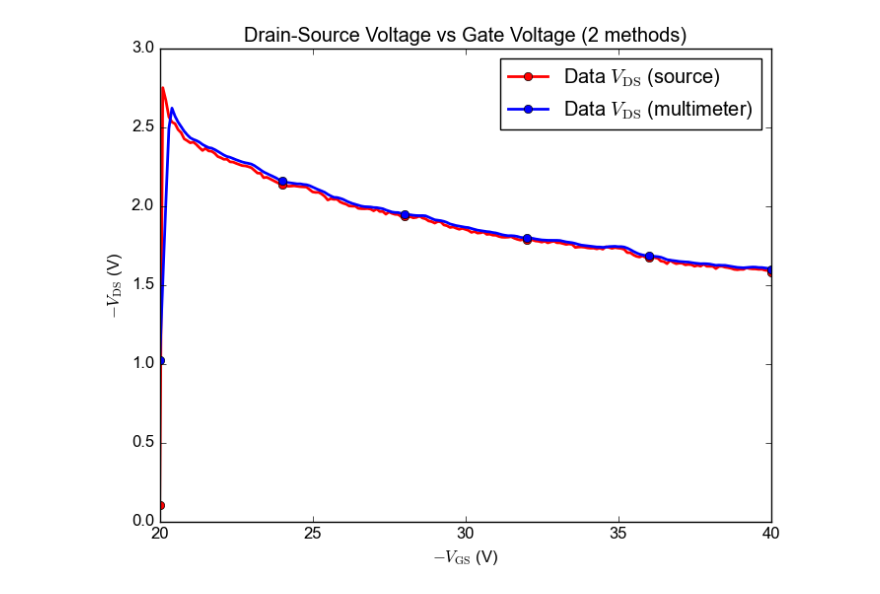
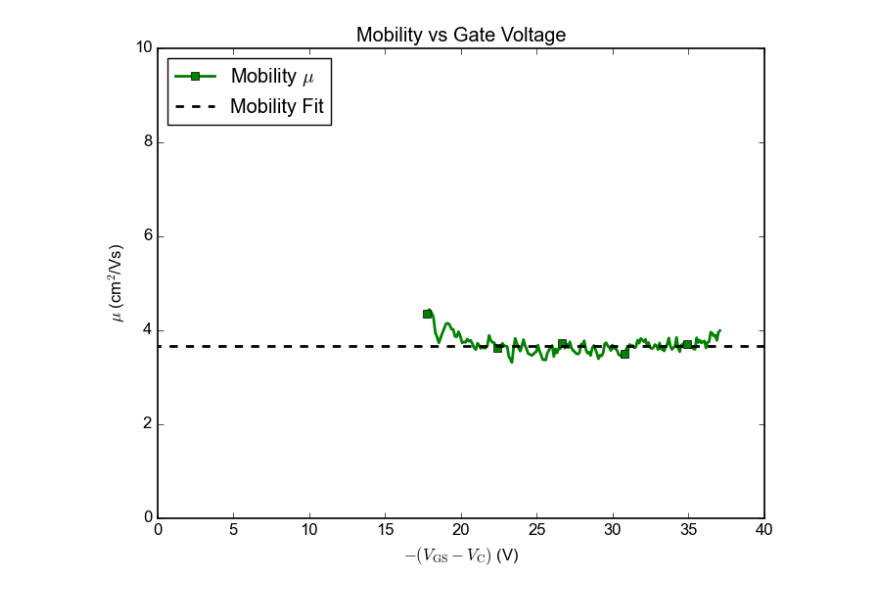
Before and after one commit to phamtrungkien8904/BachelorThesis, a Jupyter notebook: PS/mobility.ipynb, the cells around one changed output. Cells and saved outputs as stored; diff of their text form; code cells hidden in the pictures.

```diff
--- a/PS/mobility.ipynb
+++ b/PS/mobility.ipynb
@@ -7,7 +7,10 @@ from scipy.optimize import curve_fit
 plt.style.use('classic')
 plt.rcParams['figure.facecolor'] = 'white'
 plt.rcParams['axes.facecolor'] = 'white'
+plt.rcParams['axes.edgecolor'] = 'black'
+plt.rcParams['axes.linewidth'] = 1.2
 plt.rcParams['savefig.facecolor'] = 'white'
 plt.rcParams['font.family'] = 'sans-serif'
 plt.rcParams['font.sans-serif'] = ['Arial']
+plt.rcParams['mathtext.fontset'] = 'cm'
 plt.rcParams['figure.dpi'] = 100
@@ -14,18 +50,21 @@ plt.rcParams['figure.dpi'] = 100
 # %%
-data = np.loadtxt("./Data-Mobility/20262304002.dat")
+data = np.loadtxt("./Data-Mobility/data-50nA-analyse.dat")
+
 V_GS = data[:, 0]
 I_DS = data[:, 2]
-V_DS_source = data[:, 3]
-V_DS_multimeter = data[:, 5]
-V_21= data[:, 4]
-sigma = np.log(2)/np.pi * I_DS / V_21
-V_C = V_DS_multimeter/2
+V_DS = data[:, 3]
+V_C = 0.5*(data[:, 4] + data[:, 5])
+V_12 = data[:, 6]
+sigma = data[:, 7]
+plt.plot(-(V_GS - V_C), sigma*1e6, lw=2, label=r'Data $\sigma_\text{2D}$', color='red', marker='^', linestyle='-', markevery=40)
 
-plt.plot(V_GS - V_C, sigma, lw=2, label=r'Data $\sigma_\text{2D}$', color='red', marker='o', linestyle='-', markevery=40)
-plt.xlabel(r"$V_\text{GS} - V_C$ (V)")
-plt.ylabel(r"$\sigma_\text{2D}$ (S/sq)")
-plt.xlim(-40, -20)
-plt.ylim(0, 0.4e-7)
+
+
+
+plt.xlabel(r"$-(V_\text{GS} - V_\text{C})$ (V)")
+plt.ylabel(r"$\sigma_\text{2D}$ ($\mu$S/sq)")
+plt.xlim(0, 40)
+plt.ylim(0, 1.0)
 plt.legend(frameon=True, loc='upper left', numpoints=1)
 plt.title("Sheet conductance vs Gate Voltage")
 plt.show()
@@ -34,10 +123,15 @@ plt.show()
 # %%
-plt.plot(-V_GS, -V_DS_source, lw=2, label=r'Data $V_\text{DS}$ (source)', color='red', marker='o', linestyle='-', markevery=40)
-plt.plot(-V_GS, -V_DS_multimeter, lw=2, label=r'Data $V_\text{DS}$ (multimeter)', color='blue', marker='o', linestyle='-', markevery=40)
-plt.xlabel(r"$-V_\text{GS}$ (V)")
-plt.ylabel(r"$-V_\text{DS}$ (V)")
-plt.legend(frameon=True, loc='upper right', numpoints=1)
-plt.title("Drain-Source Voltage vs Gate Voltage (2 methods)")
+mu = -sigma / (Ci * (V_GS - V_T_fit - V_C)) * 1e4  # Convert to cm^2/Vs
+
+
+plt.plot(-(V_GS - V_C), mu, lw=2, label=r'Mobility $\mu$', color='green', marker='s', linestyle='-', markevery=40)
+plt.plot(-x, np.ones_like(x)*mu_fit, lw=2, label='Mobility Fit', color='black', linestyle='--')
+plt.xlabel(r"$-(V_\text{GS} - V_\text{C})$ (V)")
+plt.ylabel(r"$\mu$ (cm$^2$/Vs)")
+plt.xlim(0, 40)
+plt.ylim(0, 10)
+plt.legend(frameon=True, loc='upper left', numpoints=1)
+plt.title("Mobility vs Gate Voltage")
 plt.show()
 # %% [output]
-[figure, old version]
+[figure, new version]
```
Also changed, not shown: parts of 6 cells of this notebook, 4 other files.
